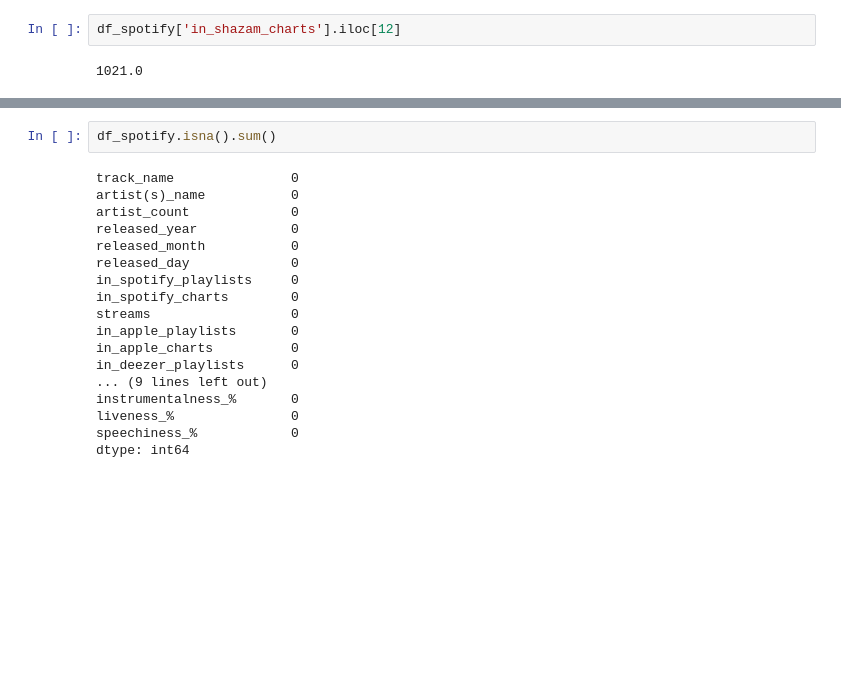
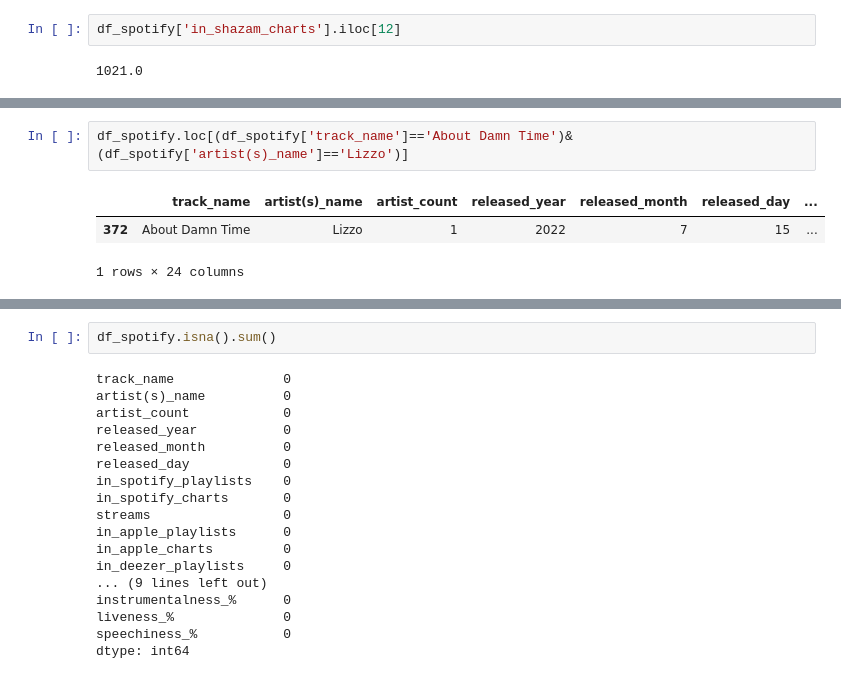
Before and after one commit to Angel0po/EDA_BON-AO, a Jupyter notebook: EDA_BON-AO.ipynb, the cells around one changed output, grey strips where cells are left out. Saved outputs shown, nothing was run; the diff lists cells and outputs as text; blank space fills up the shorter version.

```diff
--- a/EDA_BON-AO.ipynb
+++ b/EDA_BON-AO.ipynb
@@ -146,0 +238,6 @@ df_spotify['in_shazam_charts'].iloc[12]
+# %%
+df_spotify.loc[(df_spotify['track_name']=='About Damn Time')&(df_spotify['artist(s)_name']=='Lizzo')]
+# %% [output]
+|  | track_name | artist(s)_name | artist_count | released_year | released_month | released_day | ... |
+| 372 | About Damn Time | Lizzo | 1 | 2022 | 7 | 15 | ... |
+1 rows × 24 columns
```
Also changed, not shown: parts of 62 cells of this notebook.
